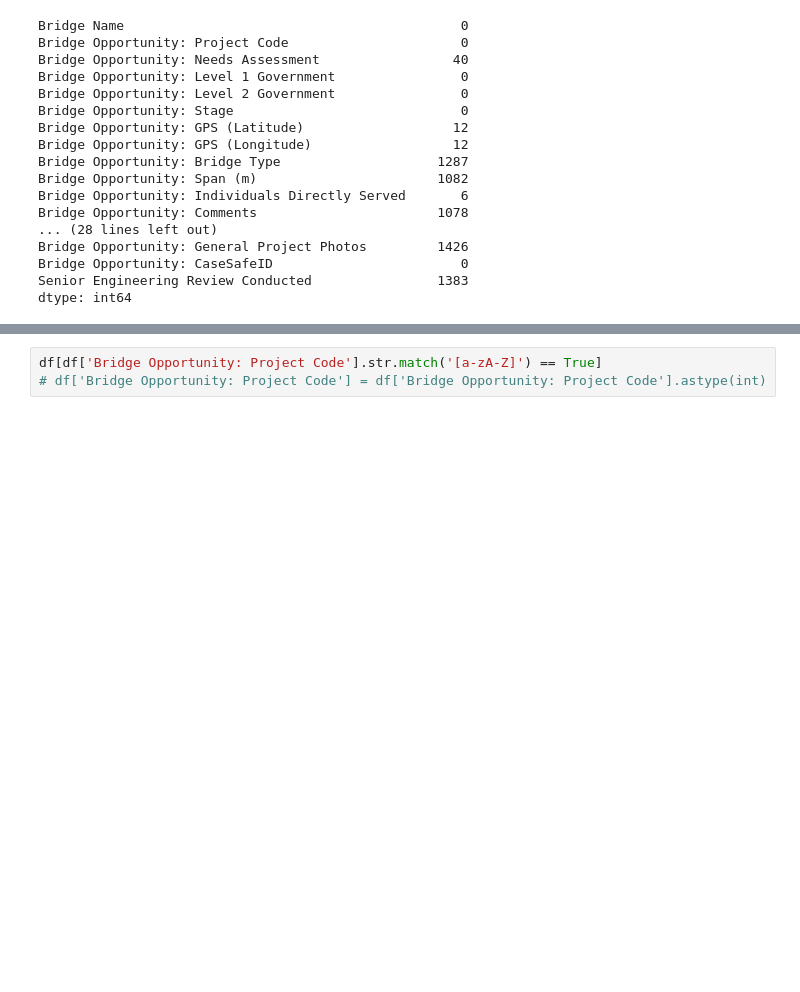
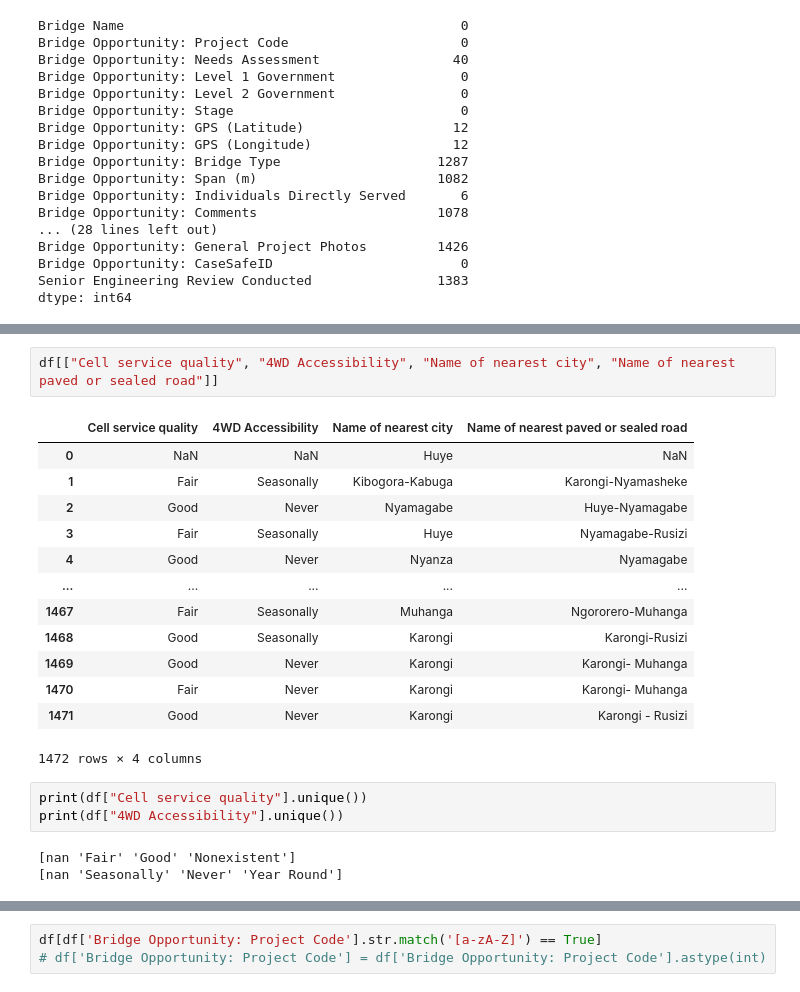
Before and after one commit to BloomTech-Labs/bridges-to-prosperity-ds-d, a Jupyter notebook: notebooks/b2p_d.ipynb, the cells around one changed output, grey strips where cells are left out. Cells and saved outputs as stored; diff of their text form; blank space fills up the shorter version.

```diff
--- a/notebooks/b2p_d.ipynb
+++ b/notebooks/b2p_d.ipynb
@@ -95,0 +522,22 @@ df = df.drop(columns=cols)
+# %%
+df[["Cell service quality", "4WD Accessibility", "Name of nearest city", "Name of nearest paved or sealed road"]]
+# %% [output]
+|  | Cell service quality | 4WD Accessibility | Name of nearest city | Name of nearest paved or sealed road |
+| 0 | NaN | NaN | Huye | NaN |
+| 1 | Fair | Seasonally | Kibogora-Kabuga | Karongi-Nyamasheke |
+| 2 | Good | Never | Nyamagabe | Huye-Nyamagabe |
+| 3 | Fair | Seasonally | Huye | Nyamagabe-Rusizi |
+| 4 | Good | Never | Nyanza | Nyamagabe |
+| ... | ... | ... | ... | ... |
+| 1467 | Fair | Seasonally | Muhanga | Ngororero-Muhanga |
+| 1468 | Good | Seasonally | Karongi | Karongi-Rusizi |
+| 1469 | Good | Never | Karongi | Karongi- Muhanga |
+| 1470 | Fair | Never | Karongi | Karongi- Muhanga |
+| 1471 | Good | Never | Karongi | Karongi - Rusizi |
+1472 rows × 4 columns
+# %%
+print(df["Cell service quality"].unique())
+print(df["4WD Accessibility"].unique())
+# %% [output]
+[nan 'Fair' 'Good' 'Nonexistent']
+[nan 'Seasonally' 'Never' 'Year Round']
```
Also changed, not shown: parts of 69 cells of this notebook.
